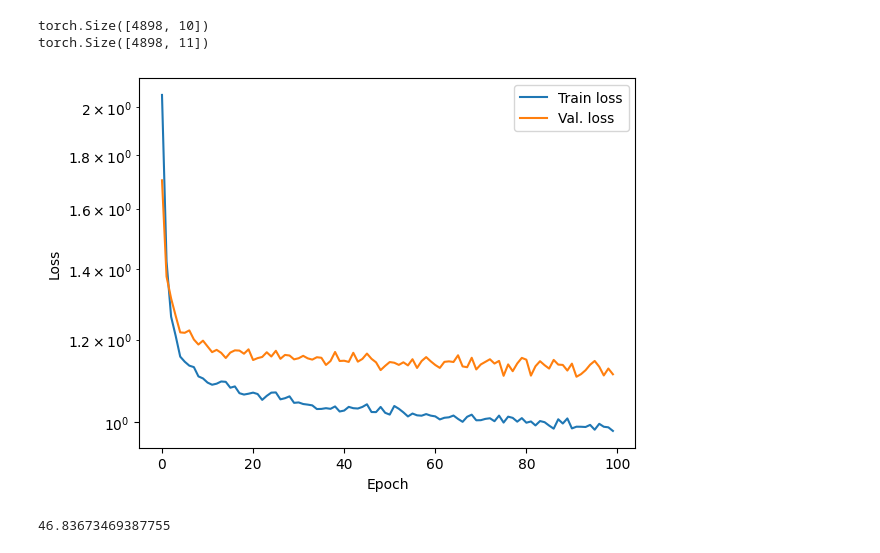
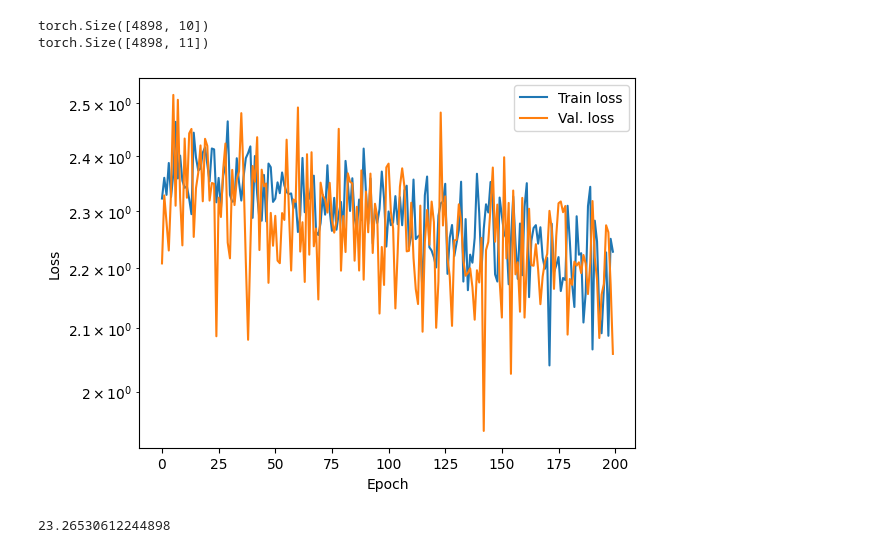
Before and after one commit to atticusjohnston/wine-quality-prediction, a Jupyter notebook: main.ipynb, the cells around one changed output. Saved outputs shown, nothing was run; the diff lists cells and outputs as text; code cells hidden in the pictures.

```diff
--- a/main.ipynb
+++ b/main.ipynb
@@ -67,18 +67,18 @@ train_dataset = WineDataset(whiteFeatures[train_indices], whiteTargets[train_ind
 val_dataset = WineDataset(whiteFeatures[val_indices], whiteTargets[val_indices])
 test_dataset = WineDataset(whiteFeatures[test_indices], whiteTargets[test_indices])
 
-batch_size = 32
+batch_size = 150
 
 train_loader = DataLoader(dataset=train_dataset, batch_size=batch_size, shuffle=True)
 val_loader = DataLoader(dataset=val_dataset, batch_size=batch_size, shuffle=False)
 test_loader = DataLoader(dataset=test_dataset, batch_size=batch_size, shuffle=False)
 # %%
 class SimpleNet(nn.Module):
-    def __init__(self, input_size, hidden_size, num_classes):
+    def __init__(self, input_size, output_size, hidden_size=128):
         super(SimpleNet, self).__init__()
         self.fc1 = nn.Linear(input_size, hidden_size)
         self.fc2 = nn.Linear(hidden_size, hidden_size)
-        self.fc3 = nn.Linear(hidden_size, num_classes)
+        self.fc3 = nn.Linear(hidden_size, output_size)
         self.relu = nn.ReLU()
 
     def forward(self, x):
@@ -88,7 +88,7 @@ class SimpleNet(nn.Module):
         return x
 
 class TransformerModel(nn.Module):
-    def __init__(self, input_size, output_size, num_layers=2, num_heads=8, hidden_size=128, dropout=0.4):
+    def __init__(self, input_size, output_size, num_layers=5, num_heads=16, hidden_size=128, dropout=0.2):
         super(TransformerModel, self).__init__()
 
         # Embedding layer
@@ -103,6 +103,7 @@ class TransformerModel(nn.Module):
             nn.Dropout(0.3),
             nn.Linear(hidden_size, 64),
             nn.ReLU(),
+            nn.BatchNorm1d(64),
             nn.Linear(64, output_size),
             nn.ReLU(),
         )
@@ -131,13 +132,15 @@ class TransformerModel(nn.Module):
 # %%
 model = TransformerModel(input_size=whiteFeatures.shape[1], output_size=len(classes))
 criterion = nn.CrossEntropyLoss()
-optimiser = torch.optim.Adam(model.parameters(), lr=1e-4, weight_decay=5e-5)
+optimiser = torch.optim.SGD(model.parameters(), lr=1e-4)
+# scheduler = torch.optim.lr_scheduler.StepLR(optimiser, step_size=50, gamma=0.1)
+nn.utils.clip_grad_norm_(model.parameters(), 1)
 
 device = torch.device("cpu")
 # device = torch.device("mps" if torch.backends.mps.is_built() else "cpu")
 model.to(device)
 
-nepoch = 100
+nepoch = 200
 
 train_losses = []
 val_losses = []
@@ -154,39 +157,46 @@ for epoch in tqdm(range(nepoch), leave=True, unit='epoch', desc= "Epochs"):
         inputs, targets = batch['features'], batch['target']
         inputs, targets = inputs.to(device).detach(), targets.to(device).detach()
 
+        inputs = inputs[:2]
+        targets = targets[:2]
+
         optimiser.zero_grad()
         outputs = model(inputs)
 
         train_loss = criterion(outputs, targets)
         train_loss.backward()
         optimiser.step()
 
         total_train_loss += train_loss.item()
         train_count += 1
 
     with torch.no_grad():
         for batch in val_loader:
             inputs, targets = batch['features'], batch['target']
             inputs, targets = inputs.to(device), targets.to(device)
 
+            inputs = inputs[:2]
+            targets = targets[:2]
+
             outputs = model(inputs)
 
             val_loss = criterion(outputs, targets)
 
             total_val_loss += val_loss.item()
             val_count += 1
 
     train_losses.append(total_train_loss/train_count)
     val_losses.append(total_val_loss/val_count)
+    # scheduler.step()
 
 plt.semilogy(train_losses)
 plt.semilogy(val_losses)
 plt.legend(["Train loss", "Val. loss"])
 plt.xlabel("Epoch")
 plt.ylabel("Loss")
 plt.show()
 # %% [output]
-[figure, old version]
+[figure, new version]
 # %%
 correct = 0
 total = 0
@@ -212,4 +222,4 @@ acc = 100 * correct / total
 # %%
 print(acc)
 # %% [output]
-46.83673469387755
+23.26530612244898
```
